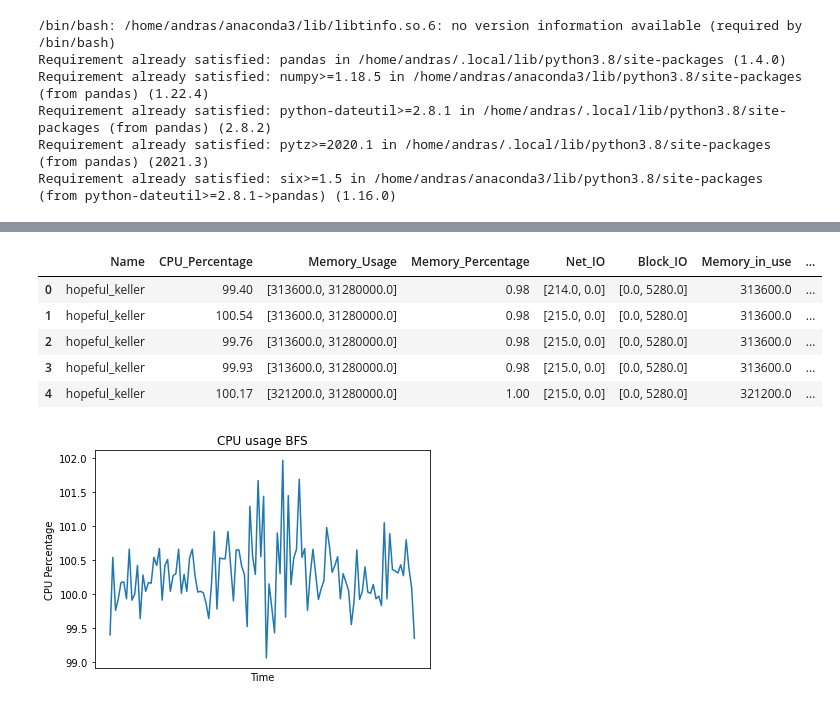
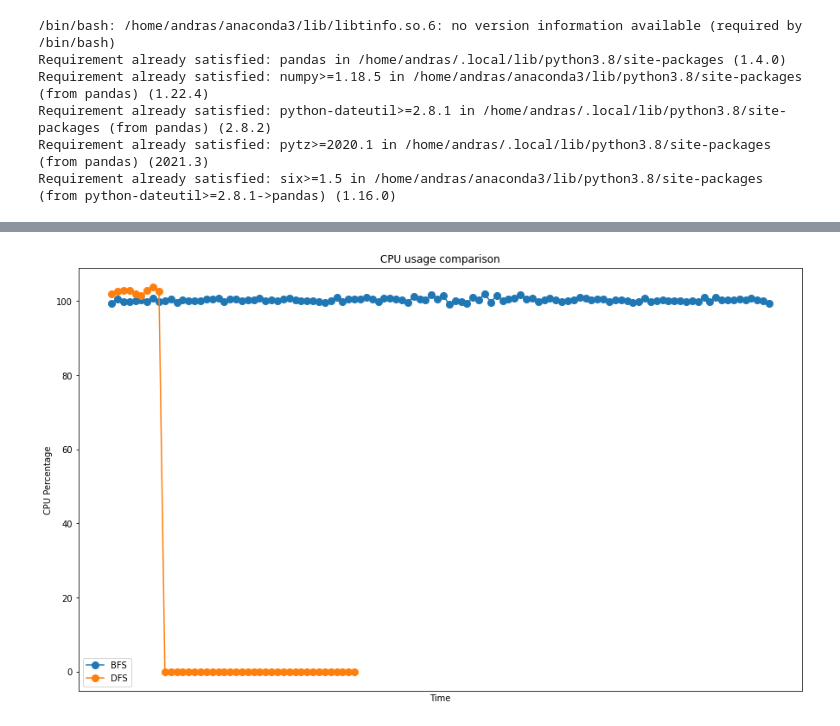
Before and after one commit to andrasfe/iota-research, a Jupyter notebook: reports/systems_profile.ipynb, the cells around one changed output, grey strips where cells are left out. Drawn from its saved outputs; the diff is of its cells as text; code cells hidden in the pictures.

```diff
--- a/reports/systems_profile.ipynb
+++ b/reports/systems_profile.ipynb
@@ -65,34 +63,28 @@ def format_df(df):
     df[['Net_IO_in', 'Net_IO_out']] = pd.DataFrame(df['Net_IO'].tolist(), index=df.index)
     df[['Block_IO_in', 'Block_IO_out']] = pd.DataFrame(df['Block_IO'].tolist(), index=df.index)
     return df
+
+df_1 = format_df(df_1)
+df_2 = format_df(df_2)
-# %%
-df.head()
-# %% [output]
-|  | Name | CPU_Percentage | Memory_Usage | Memory_Percentage | Net_IO | Block_IO | Memory_in_use | ... |
-| 0 | hopeful_keller | 99.40 | [313600.0, 31280000.0] | 0.98 | [214.0, 0.0] | [0.0, 5280.0] | 313600.0 | ... |
-| 1 | hopeful_keller | 100.54 | [313600.0, 31280000.0] | 0.98 | [215.0, 0.0] | [0.0, 5280.0] | 313600.0 | ... |
-| 2 | hopeful_keller | 99.76 | [313600.0, 31280000.0] | 0.98 | [215.0, 0.0] | [0.0, 5280.0] | 313600.0 | ... |
-| 3 | hopeful_keller | 99.93 | [313600.0, 31280000.0] | 0.98 | [215.0, 0.0] | [0.0, 5280.0] | 313600.0 | ... |
-| 4 | hopeful_keller | 100.17 | [321200.0, 31280000.0] | 1.00 | [215.0, 0.0] | [0.0, 5280.0] | 321200.0 | ... |
 # %%
 def do_cpu(name1, df_1, name2, df_2):
-    plt.figure(figsize=(10, 6))
+    fig, ax = plt.subplots(figsize=(15, 9))
 
     # Plot series from df_1
-    plt.plot(df_1['CPU_Percentage'], label=name1)
+    ax.plot(df_1['CPU_Percentage'], 'o-', markersize=8, label=name1)
 
     # Plot series from df_2
-    plt.plot(df_2['CPU_Percentage'], label=name2)
+    ax.plot(df_2['CPU_Percentage'], 'o-', markersize=8, label=name2)
 
-    plt.title('CPU usage comparison')
-    plt.xlabel('Time')
-    plt.ylabel('CPU Percentage')
-    plt.gca().set_xticks([])
-    plt.legend()
+    ax.set_title('CPU usage comparison')
+    ax.set_xlabel('Time')
+    ax.set_ylabel('CPU Percentage')
+    ax.set_xticks([])
+    ax.legend()
 
-    plt.savefig('{}_{}_comparison.png'.format(name1, name2), dpi=300)
+    plt.savefig('{}_{}_do_cpu_comparison.png'.format(name1, name2), dpi=300)
 
 # Call the function
 do_cpu('BFS', df_1, 'DFS', df_2)
 # %% [output]
-[figure, old version]
+[figure, new version]
```
Also changed, not shown: parts of 12 cells of this notebook, 6 other files.
